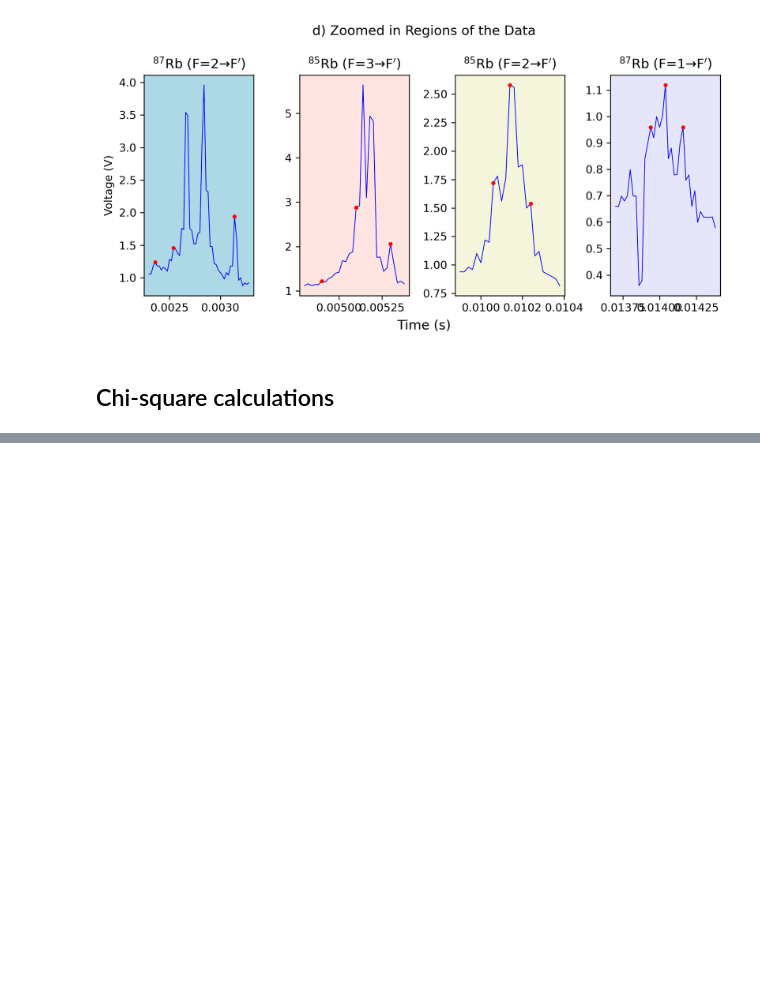
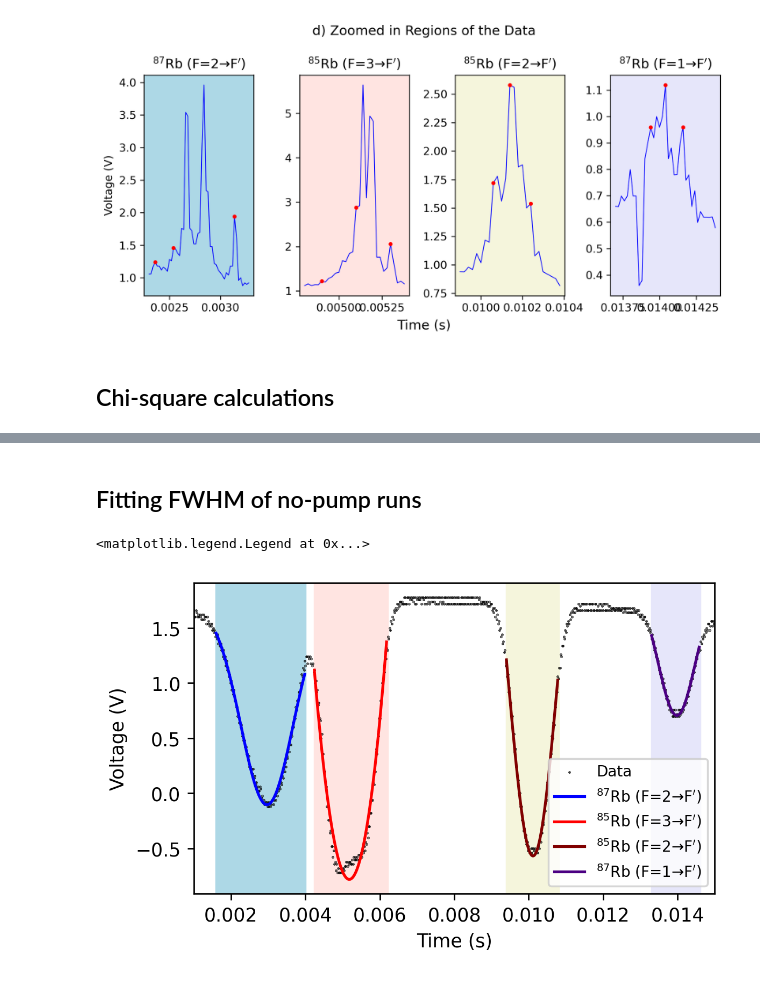
Before and after one commit to orpereira/PHYS469, a Jupyter notebook: saturation_spectroscopy/analysis_final_cleaned.ipynb, the cells around one changed output, grey strips where cells are left out. Cells and saved outputs as stored; diff of their text form; code cells hidden in the pictures; blank space fills up the shorter version.

Commit message:
added FWHM calculations

```diff
--- a/saturation_spectroscopy/analysis_final_cleaned.ipynb
+++ b/saturation_spectroscopy/analysis_final_cleaned.ipynb
@@ -401,0 +402,47 @@ print(np.array(chi_squares)[[0,1,3,4,6,7,9,10]])
+# %% [markdown]
+## Fitting FWHM of no-pump runs
+# %%
+def gaussian(x, a, b, c, d):
+    return a * np.exp(-(x - b)**2 / (2 * c**2)) + d
+# %%
+data_time = raw_probe_data['nopump1']['x']
+time_multiplier = 1/10
+data_voltage = raw_probe_data['nopump1']['y2']
+
+colors = ['blue', 'red', 'maroon', 'indigo']
+fill_colors = ['lightblue', 'mistyrose', 'beige', 'lavender']
+fit_labels = [r'$^{87}$Rb (F=2$\to$F$^{\prime}$)', r'$^{85}$Rb (F=3$\to$F$^{\prime}$)', r'$^{85}$Rb (F=2$\to$F$^{\prime}$)', r'$^{87}$Rb (F=1$\to$F$^{\prime}$)']
+
+
+slice_indices = [80, 200,   212, 310,   470, 540,   665, 730]
+slice_edges = data_time[slice_indices]
+# %%
+# Figure
+plt.figure(figsize=(5,3), dpi=250)
+
+# Plot data
+plt.scatter(data_time*time_multiplier, data_voltage, color='k', s=0.1, label = 'Data')
+
+# Fit the data
+fit_dict = {}
+for i,(start,stop) in enumerate(zip(slice_indices[:-1:2], slice_indices[1::2])):
+    plt.axvspan(data_time[start]*time_multiplier, data_time[stop]*time_multiplier, color=fill_colors[i], zorder = 0)
+
+    popt, pcov = opt.curve_fit(gaussian, data_time[start:stop], data_voltage[start:stop],
+                               p0=[-1, data_time[int((stop - start) / 2) + start], 0.0002, -1])
+    # Add to dictionary
+    fit_dict[f'popt_{i}'] = popt
+    fit_dict[f'err_{i}'] = np.sqrt(np.diag(pcov))
+    # Plot the fit
+    fit_voltage = gaussian(data_time[start:stop], *popt)
+    plt.plot(data_time[start:stop]*time_multiplier, fit_voltage, label=fit_labels[i], color=colors[i])
+
+plt.xlim(0.001, 0.015)
+
+# Labels
+plt.xlabel('Time (s)')
+plt.ylabel('Voltage (V)')
+plt.legend(fontsize=8)
+# %% [output]
+<matplotlib.legend.Legend at 0x...>
+[figure, added]
```
Also changed, not shown: parts of 6 cells of this notebook, 6 other files.
